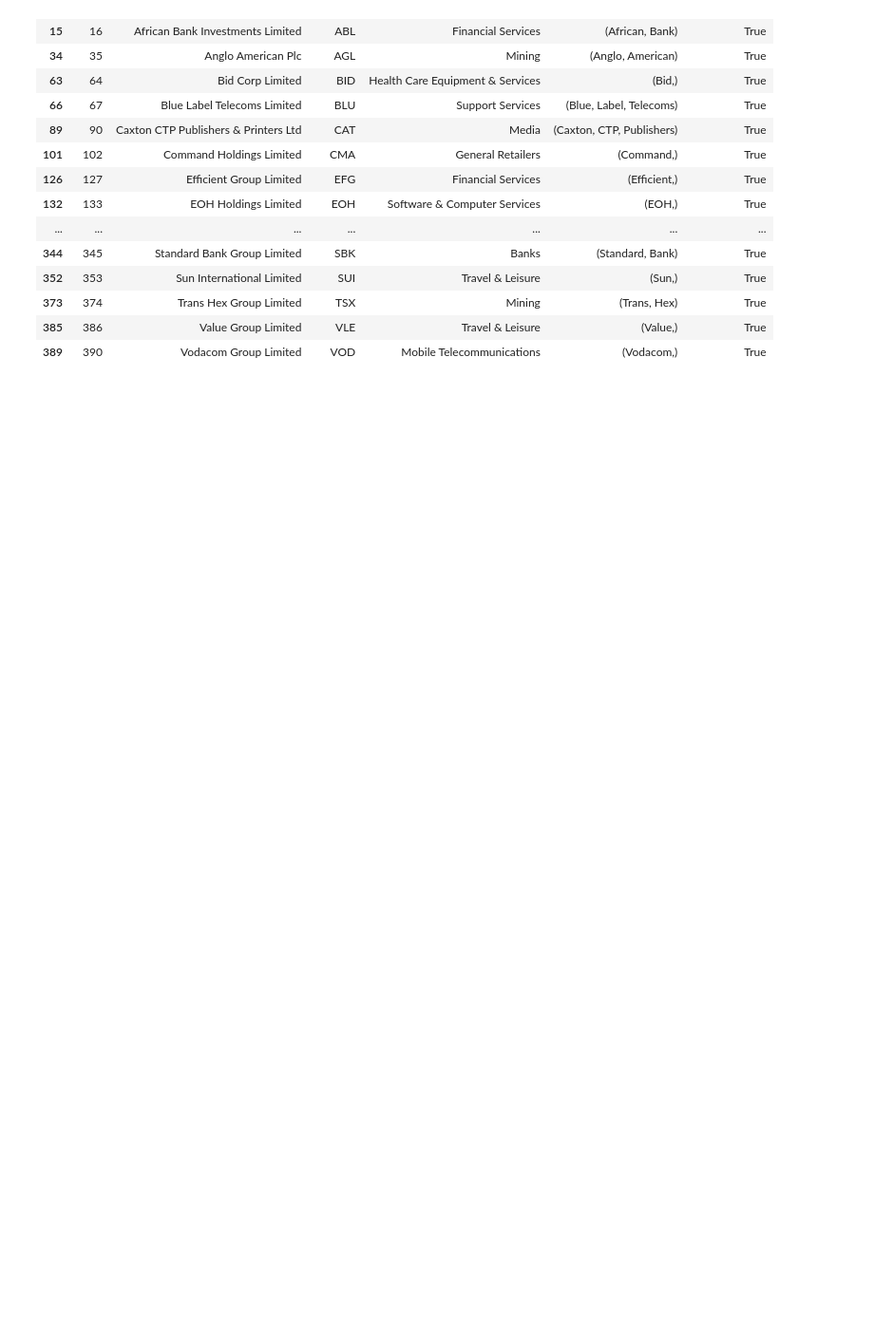
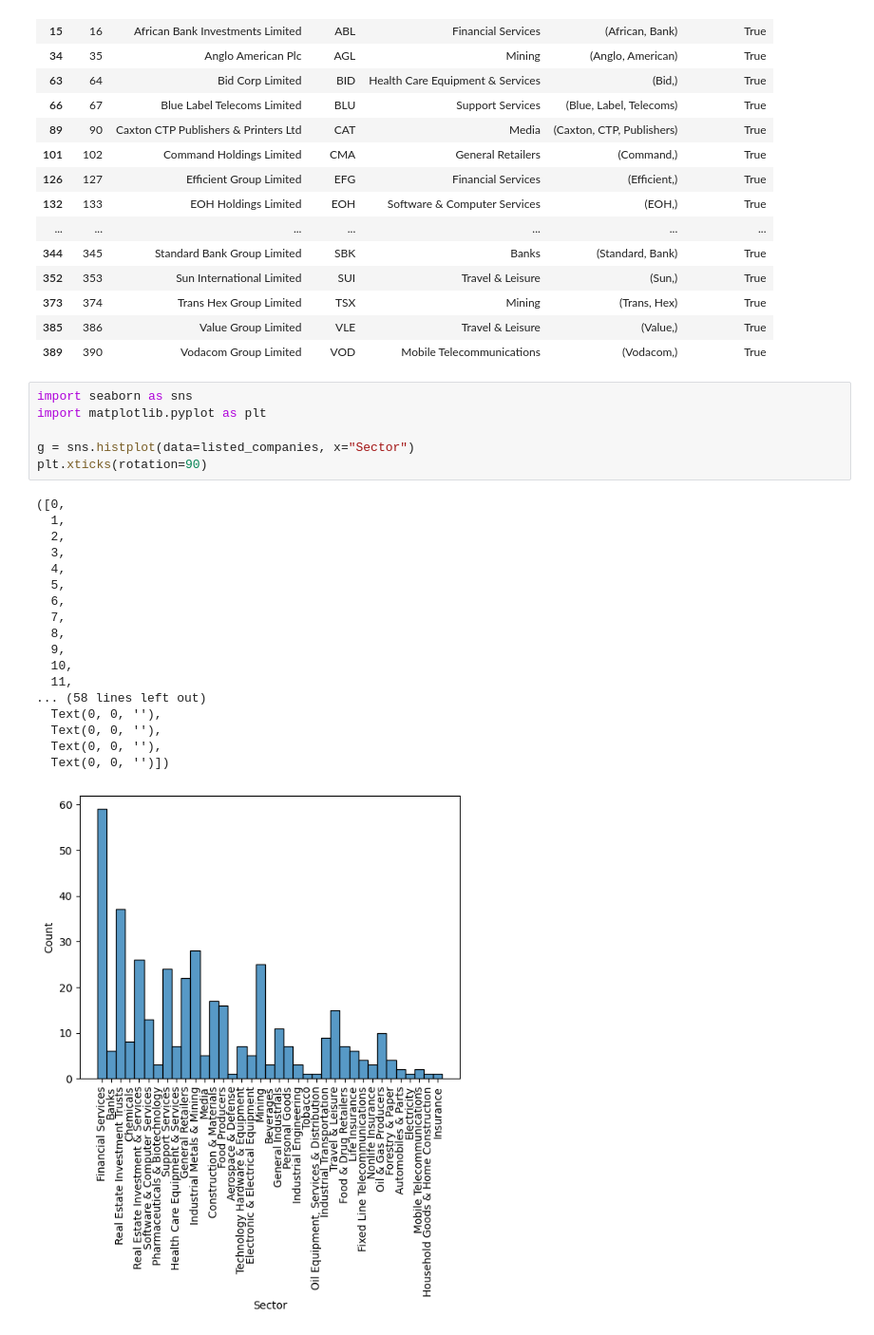
Before and after one commit to michaelfburke/zondo_analysis, a Jupyter notebook: new_approach.ipynb, the cells around one changed output. Shown at 95% size. Saved outputs shown, nothing was run; the diff lists cells and outputs as text; blank space fills up the shorter version.

Commit message:
added visualisation

```diff
--- a/new_approach.ipynb
+++ b/new_approach.ipynb
@@ -209,3 +209,28 @@ listed_companies.loc[listed_companies['FoundInReport'] == True]
 | 373 | 374 | Trans Hex Group Limited | TSX | Mining | (Trans, Hex) | True |
 | 385 | 386 | Value Group Limited | VLE | Travel & Leisure | (Value,) | True |
 | 389 | 390 | Vodacom Group Limited | VOD | Mobile Telecommunications | (Vodacom,) | True |
+# %%
+import seaborn as sns
+import matplotlib.pyplot as plt
+
+g = sns.histplot(data=listed_companies, x="Sector")
+plt.xticks(rotation=90)
+# %% [output]
+([0,
+  1,
+  2,
+  3,
+  4,
+  5,
+  6,
+  7,
+  8,
+  9,
+  10,
+  11,
+... (58 lines left out)
+  Text(0, 0, ''),
+  Text(0, 0, ''),
+  Text(0, 0, ''),
+  Text(0, 0, '')])
+[figure, added]
```
